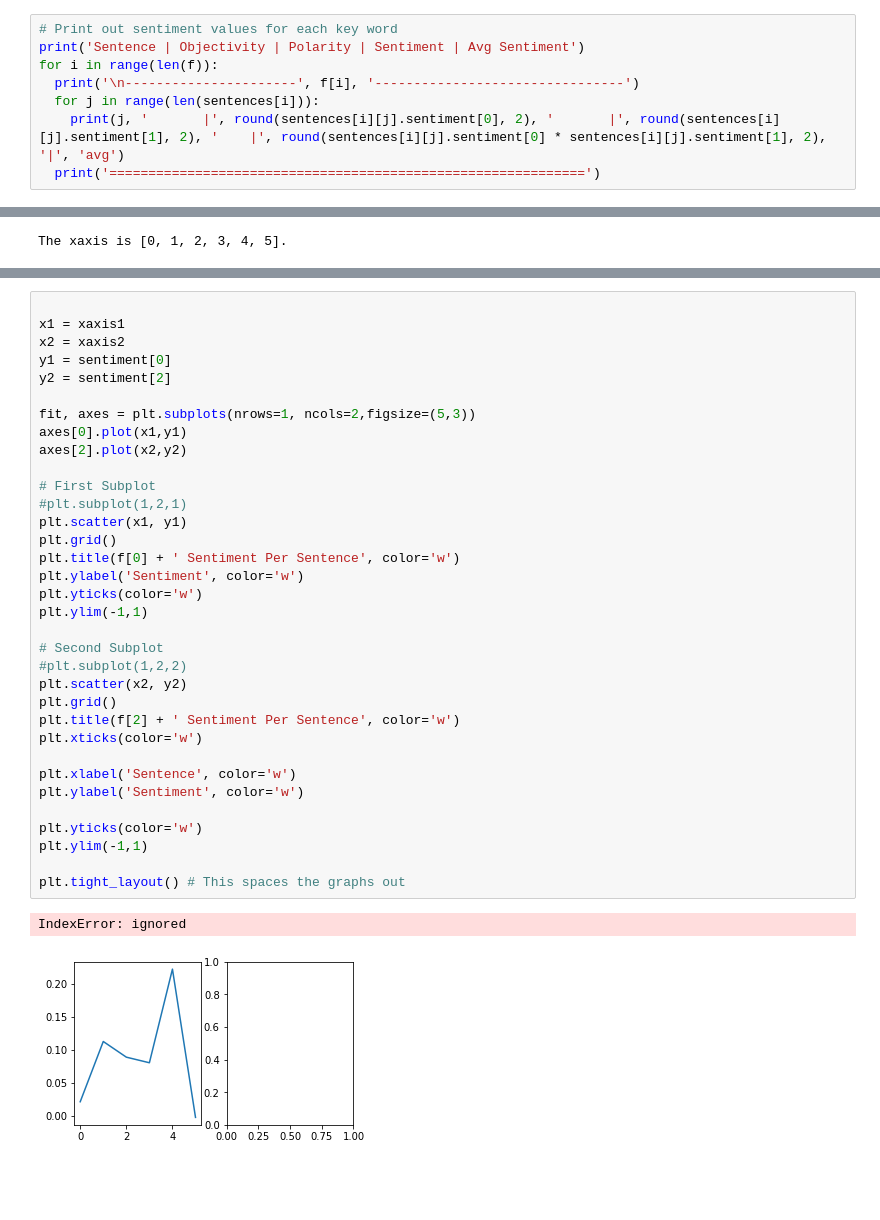
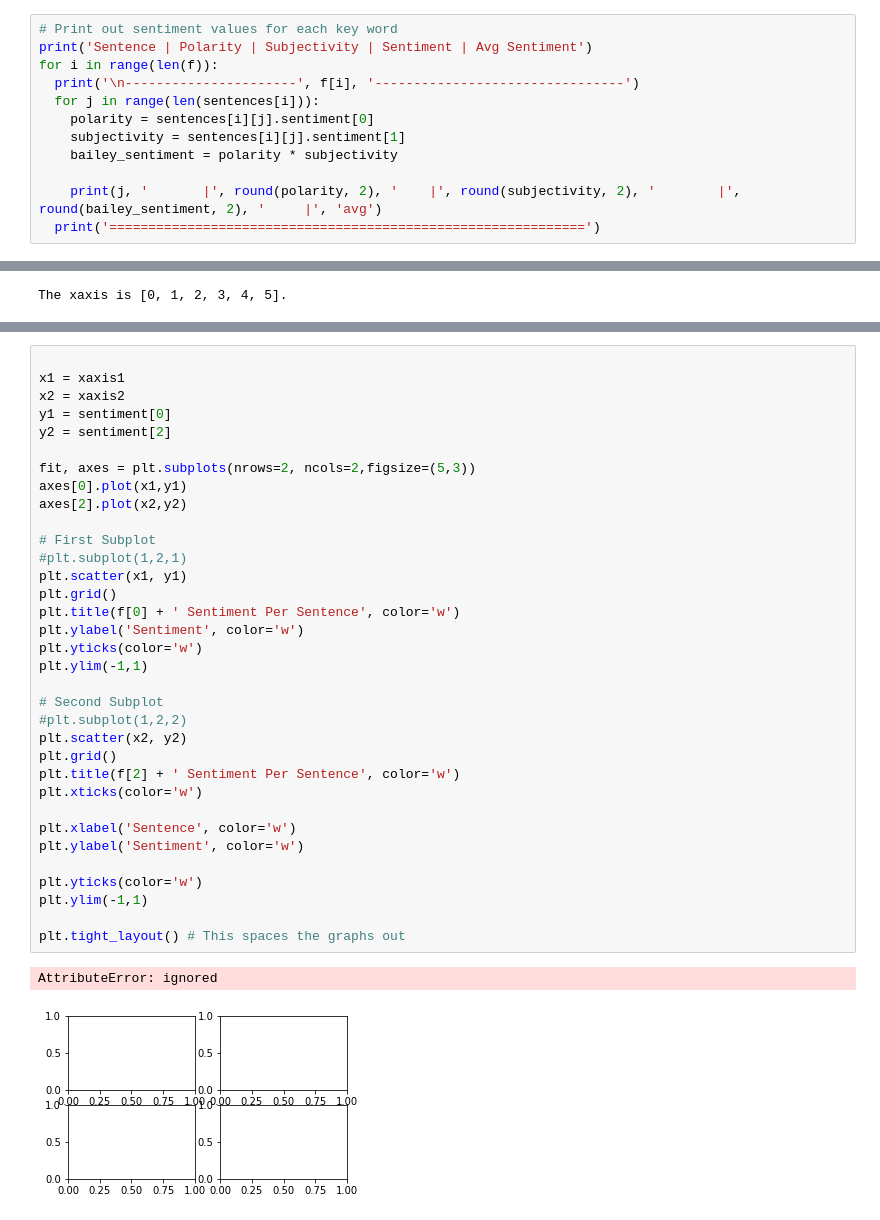
Before and after one commit to este7734/Project_DS_Tools, a Jupyter notebook: German_NLP.ipynb, the cells around one changed output, grey strips where cells are left out. Drawn from its saved outputs; the diff is of its cells as text; blank space fills up the shorter version.

```diff
--- a/German_NLP.ipynb
+++ b/German_NLP.ipynb
@@ -145,9 +167,13 @@ Article Sentiment(polarity=0.1398268398268398, subjectivity=0.427763515554213)
 # %%
 # Print out sentiment values for each key word
-print('Sentence | Objectivity | Polarity | Sentiment | Avg Sentiment')
+print('Sentence | Polarity | Subjectivity | Sentiment | Avg Sentiment')
 for i in range(len(f)):
   print('\n----------------------', f[i], '--------------------------------')
   for j in range(len(sentences[i])):
-    print(j, '       |', round(sentences[i][j].sentiment[0], 2), '       |', round(sentences[i][j].sentiment[1], 2), '    |', round(sentences[i][j].sentiment[0] * sentences[i][j].sentiment[1], 2), '|', 'avg')
+    polarity = sentences[i][j].sentiment[0]
+    subjectivity = sentences[i][j].sentiment[1]
+    bailey_sentiment = polarity * subjectivity
+
+    print(j, '       |', round(polarity, 2), '    |', round(subjectivity, 2), '        |', round(bailey_sentiment, 2), '     |', 'avg')
   print('=============================================================')
 # %% [output]
@@ -289,33 +317,33 @@ x2 = xaxis2
 y1 = sentiment[0]
 y2 = sentiment[2]
 
-fit, axes = plt.subplots(nrows=1, ncols=2,figsize=(5,3))
+fit, axes = plt.subplots(nrows=2, ncols=2,figsize=(5,3))
 axes[0].plot(x1,y1)
 axes[2].plot(x2,y2)
 
 # First Subplot
 #plt.subplot(1,2,1)
 plt.scatter(x1, y1)
 plt.grid()
 plt.title(f[0] + ' Sentiment Per Sentence', color='w')
 plt.ylabel('Sentiment', color='w')
 plt.yticks(color='w')
 plt.ylim(-1,1)
 
 # Second Subplot
 #plt.subplot(1,2,2)
 plt.scatter(x2, y2)
 plt.grid()
 plt.title(f[2] + ' Sentiment Per Sentence', color='w')
 plt.xticks(color='w')
 
 plt.xlabel('Sentence', color='w')
 plt.ylabel('Sentiment', color='w')
 
 plt.yticks(color='w')
 plt.ylim(-1,1)
 
 plt.tight_layout() # This spaces the graphs out
 # %% [output]
-IndexError: ignored
+AttributeError: ignored
-[figure, old version]
+[figure, new version]
```
Also changed, not shown: parts of 13 cells of this notebook.
